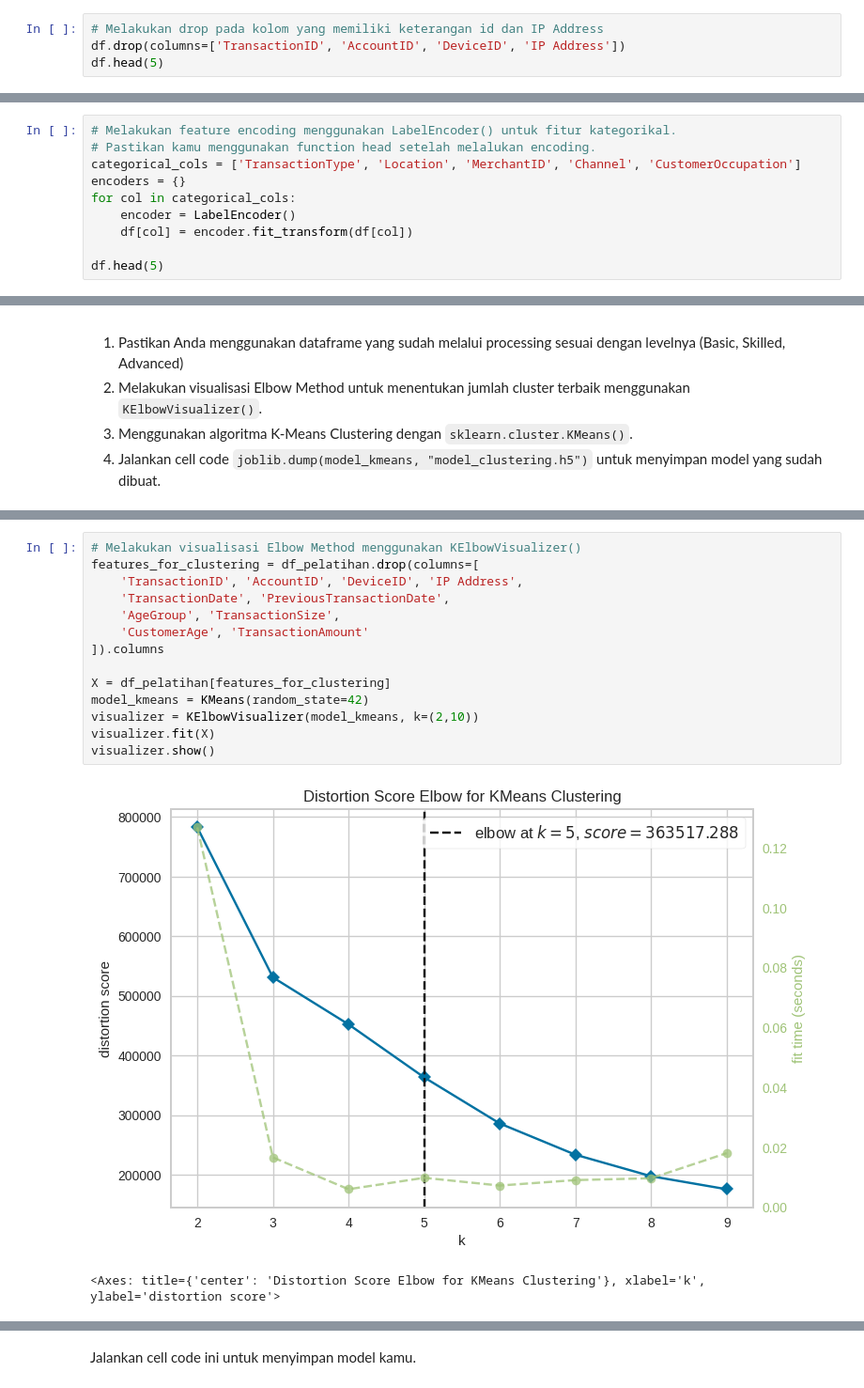
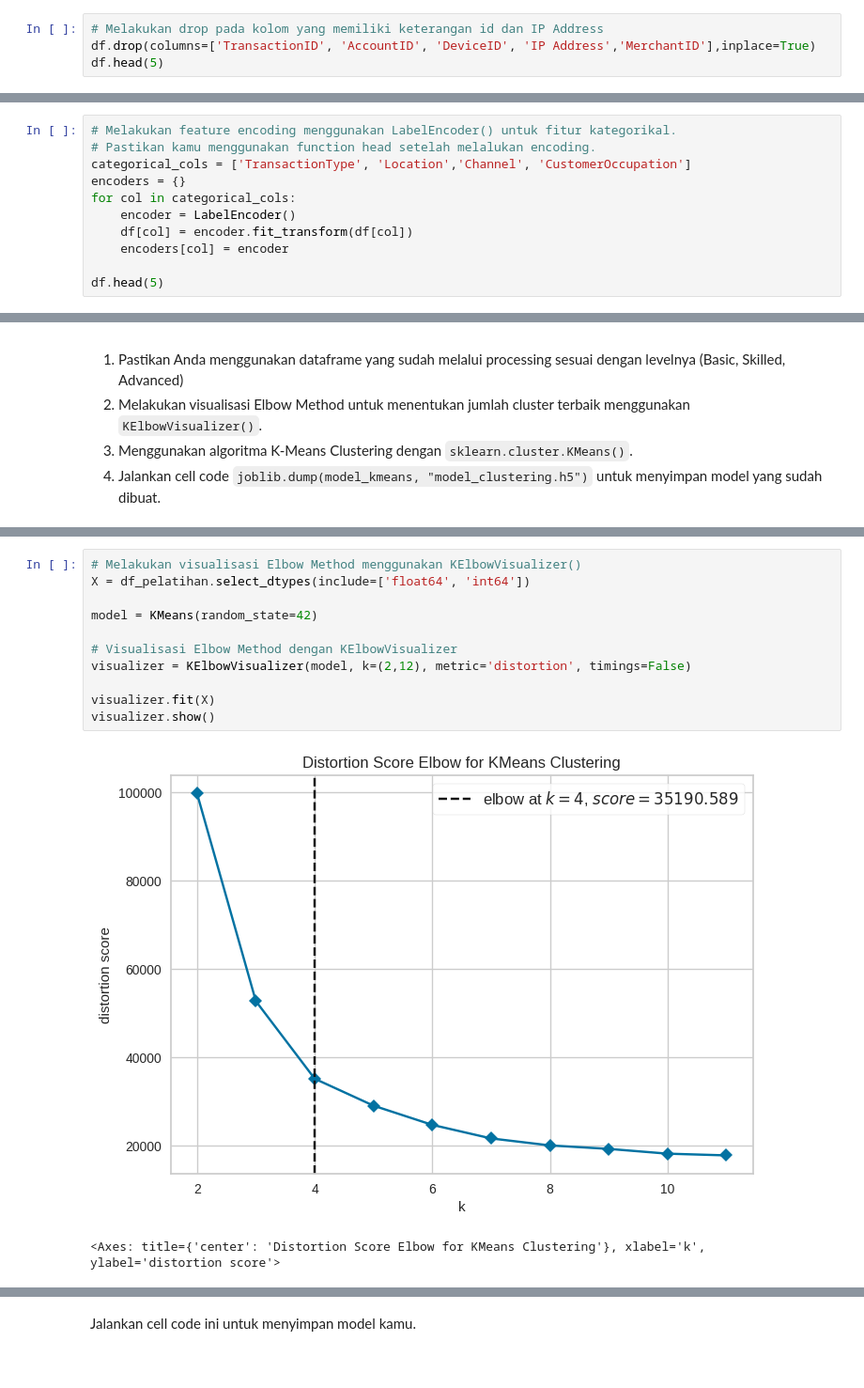
Before and after one commit to FaizFP/Dicoding--Project, a Jupyter notebook: [Clustering]_Submission_Akhir_BMLP_Your_Name.ipynb, the cells around one changed output, grey strips where cells are left out. Shown at 94% size. Saved outputs shown, nothing was run; the diff lists cells and outputs as text.

```diff
--- a/[Clustering]_Submission_Akhir_BMLP_Your_Name.ipynb
+++ b/[Clustering]_Submission_Akhir_BMLP_Your_Name.ipynb
@@ -225,6 +225,6 @@ df.head(5)
 | 4 | TX000005 | AC00411 | -0.972736 | 2023-10-16 17:51:24 | Credit | Atlanta | D000308 | ... |
 # %%
 # Melakukan drop pada kolom yang memiliki keterangan id dan IP Address
-df.drop(columns=['TransactionID', 'AccountID', 'DeviceID', 'IP Address'])
+df.drop(columns=['TransactionID', 'AccountID', 'DeviceID', 'IP Address','MerchantID'],inplace=True)
 df.head(5)
 # %% [output]
@@ -237,11 +237,12 @@ df.head(5)
 # %%
 # Melakukan feature encoding menggunakan LabelEncoder() untuk fitur kategorikal.
 # Pastikan kamu menggunakan function head setelah melalukan encoding.
-categorical_cols = ['TransactionType', 'Location', 'MerchantID', 'Channel', 'CustomerOccupation']
+categorical_cols = ['TransactionType', 'Location','Channel', 'CustomerOccupation']
 encoders = {}
 for col in categorical_cols:
     encoder = LabelEncoder()
     df[col] = encoder.fit_transform(df[col])
+    encoders[col] = encoder
 
 df.head(5)
 # %% [output]
@@ -414,19 +405,16 @@ df_pelatihan.describe()
 # %%
 # Melakukan visualisasi Elbow Method menggunakan KElbowVisualizer()
-features_for_clustering = df_pelatihan.drop(columns=[
-    'TransactionID', 'AccountID', 'DeviceID', 'IP Address',
-    'TransactionDate', 'PreviousTransactionDate',
-    'AgeGroup', 'TransactionSize',
-    'CustomerAge', 'TransactionAmount'
-]).columns
+X = df_pelatihan.select_dtypes(include=['float64', 'int64'])
 
-X = df_pelatihan[features_for_clustering]
-model_kmeans = KMeans(random_state=42)
-visualizer = KElbowVisualizer(model_kmeans, k=(2,10))
+model = KMeans(random_state=42)
+
+# Visualisasi Elbow Method dengan KElbowVisualizer
+visualizer = KElbowVisualizer(model, k=(2,12), metric='distortion', timings=False)
+
 visualizer.fit(X)
 visualizer.show()
 # %% [output]
-[figure, old version]
+[figure, new version]
 <Axes: title={'center': 'Distortion Score Elbow for KMeans Clustering'}, xlabel='k', ylabel='distortion score'>
 # %%
 # Menggunakan algoritma K-Means Clustering
```
Also changed, not shown: parts of 16 cells of this notebook.
